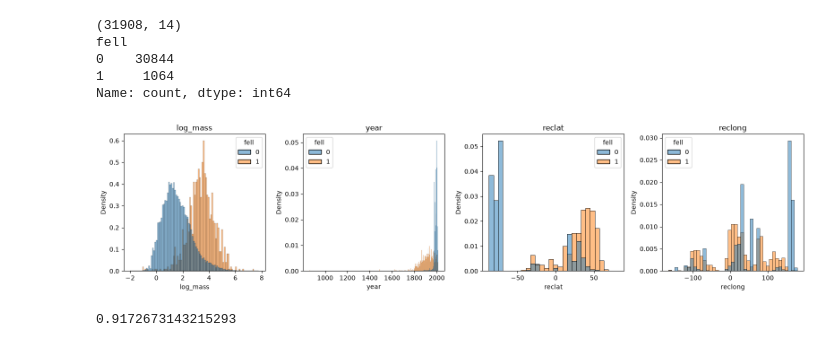
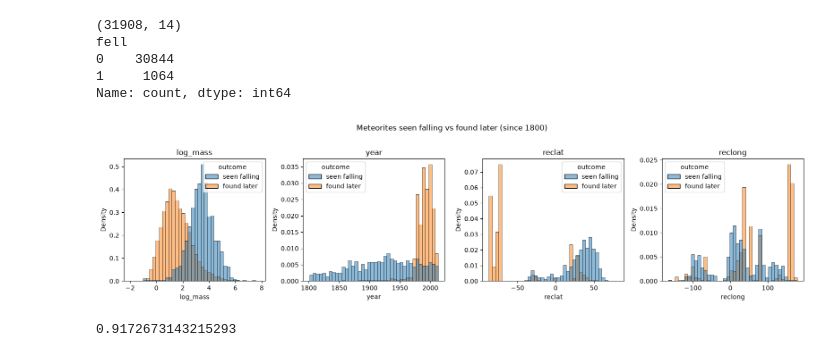
Before and after one commit to mosesamwoma/ML, a Jupyter notebook: notebooks/logistic_regression.ipynb, the cells around one changed output. Cells and saved outputs as stored; diff of their text form; code cells hidden in the pictures.

```diff
--- a/notebooks/logistic_regression.ipynb
+++ b/notebooks/logistic_regression.ipynb
@@ -90,16 +96,19 @@ fell
 1     1064
 Name: count, dtype: int64
 # %%
-cols = ['log_mass', 'year', 'reclat', 'reclong', 'abs_lat']
+plot_df = df_clean[df_clean['year'] >= 1800].copy()
+plot_df['outcome'] = plot_df['fell'].map({0: 'found later', 1: 'seen falling'})
+
 fig, axes = plt.subplots(1, 4, figsize=(16, 4))
 for ax, col in zip(axes, ['log_mass', 'year', 'reclat', 'reclong']):
-    sns.histplot(data=df_clean, x=col, hue='fell', stat='density',
-                 common_norm=False, ax=ax)
+    sns.histplot(data=plot_df, x=col, hue='outcome', stat='density',
+                 common_norm=False, bins=40, ax=ax)
     ax.set_title(col)
+fig.suptitle('Meteorites seen falling vs found later (since 1800)', y=1.02)
 plt.tight_layout()
 plt.show()
 # %% [output]
-[figure, old version]
+[figure, new version]
 # %%
 features = ['log_mass', 'year', 'reclat', 'reclong']
 X = df_clean[features]
```
Also changed, not shown: parts of 3 cells of this notebook.
